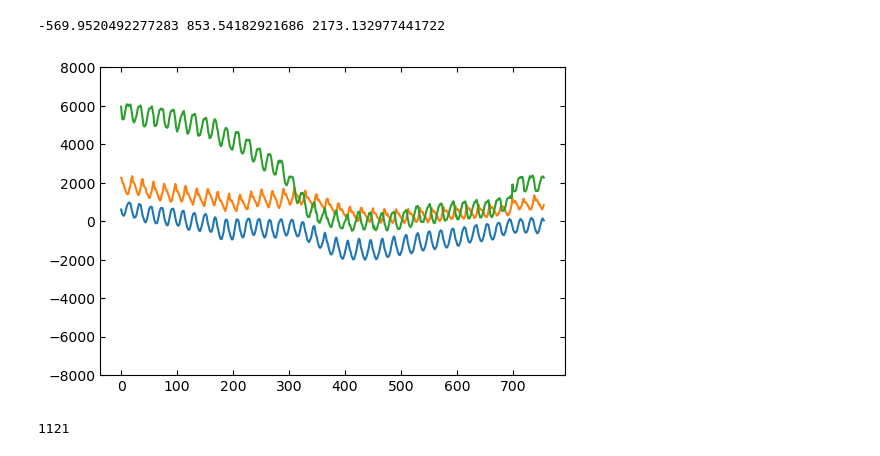
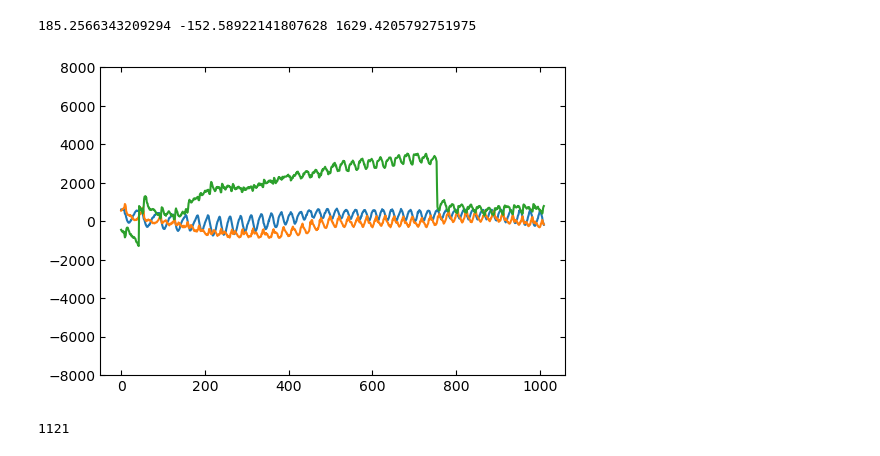
Before and after one commit to yuhants/nanospheres, a Jupyter notebook: analysis_notebooks/20241017_h5py_test.ipynb, the cells around one changed output. Drawn from its saved outputs; the diff is of its cells as text; code cells hidden in the pictures.

```diff
--- a/analysis_notebooks/20241017_h5py_test.ipynb
+++ b/analysis_notebooks/20241017_h5py_test.ipynb
@@ -5,8 +63,8 @@ import h5py
 # %%
-file_idx = 1121
-sphere = 'sphere_20250103'
-dataset = '20250125_7e-9mbar_1e_alignment1_long'
-prefix = '20250125_d_'
+file_idx = 1030
+sphere = 'sphere_20250406'
+dataset = '20250411_2e-8mbar_8e_alignment1_long'
+prefix = '20250411_d_'
 
 file_name = rf"E:\dm_data\{sphere}\{dataset}/{prefix}{file_idx}.hdf5"
 f = h5py.File(file_name, 'r')
@@ -14,7 +72,7 @@ f = h5py.File(file_name, 'r')
 print('X mean:', f['data'].attrs['channel_a_mean_mv'])
 print('Y mean:', f['data'].attrs['channel_b_mean_mv'])
 print('Z mean:', f['data'].attrs['channel_c_mean_mv'])
-print('Charge signal:', f['data'].attrs['channel_e_mean_mv'])
+# print('Charge signal:', f['data'].attrs['channel_e_mean_mv'])
 print('Z backscatter mean:', np.mean(f['data']['channel_d'] * f['data']['channel_d'].attrs['adc2mv']))
 zz = f['data']['channel_d'] * f['data']['channel_d'].attrs['adc2mv']
 
@@ -50,37 +106,37 @@ Error:
 # %%
 i_start = 0
-i_end = 755
+i_end = 1009
 
-sphere = 'sphere_20250103'
-dataset = '20250125_7e-9mbar_1e_alignment1_long'
-prefix = '20250125_d_'
+sphere = 'sphere_20250406'
+dataset = '20250411_2e-8mbar_8e_alignment1_long'
+prefix = '20250411_d_'
 
 aa, bb, cc = [np.empty(i_end - i_start + 1) for i in range(3)]
 for file_idx in range(i_start, i_end+1):
     file_name = rf"E:\dm_data\{sphere}\{dataset}/{prefix}{file_idx}.hdf5"
     f = h5py.File(file_name, 'r')
 
     aa[file_idx-i_start] = f['data'].attrs['channel_a_mean_mv']
     bb[file_idx-i_start] = f['data'].attrs['channel_b_mean_mv']
     cc[file_idx-i_start] = f['data'].attrs['channel_c_mean_mv']
 
     f.close()
 
 fig, ax = plt.subplots(figsize=(6, 4))
 
 ax.plot(aa)
 ax.plot(bb)
 ax.plot(cc)
 ax.set_ylim(-8000, 8000)
 
 ax.tick_params(direction='in')
 ax.yaxis.set_ticks_position('both')
 ax.xaxis.set_ticks_position('both')
 
 print(np.mean(aa), np.mean(bb), np.mean(cc))
 # %% [output]
--569.9520492277283 853.54182921686 2173.132977441722
+185.2566343209294 -152.58922141807628 1629.4205792751975
-[figure, old version]
+[figure, new version]
 # %%
 698+423
 # %% [output]
```
Also changed, not shown: parts of 10 cells of this notebook, 8 other files.
